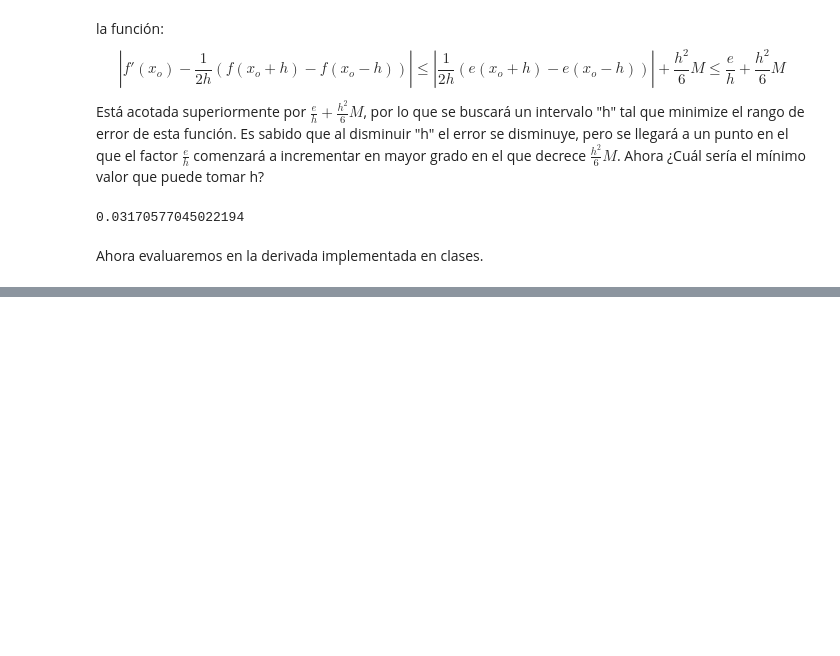
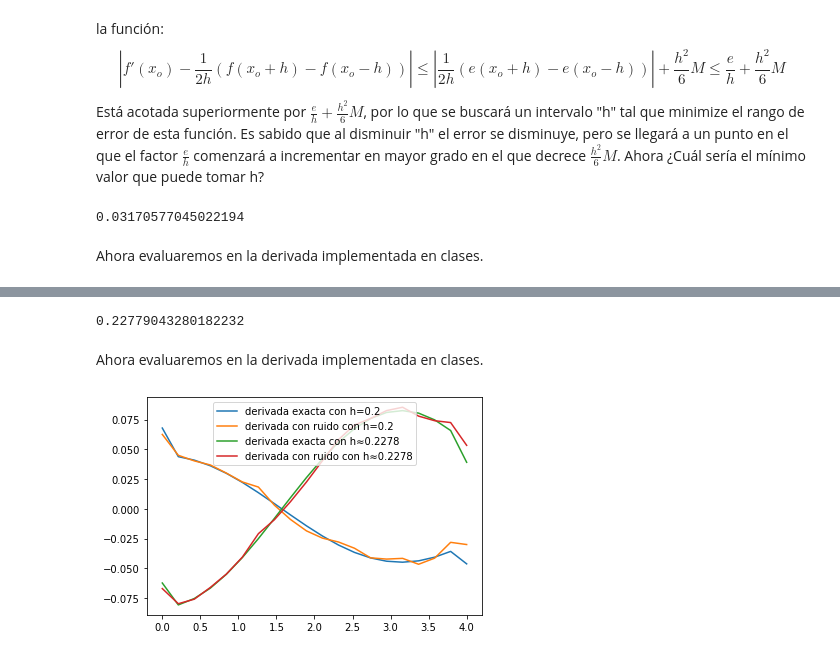
Before and after one commit to FabricioVasquezBustamante/Tareas, a Jupyter notebook: Tarea 8.7.ipynb, the cells around one changed output, grey strips where cells are left out. Drawn from its saved outputs; the diff is of its cells as text; code cells hidden in the pictures; blank space fills up the shorter version.

```diff
--- a/Tarea 8.7.ipynb
+++ b/Tarea 8.7.ipynb
@@ -97,0 +103,33 @@ ValueError: operands could not be broadcast together with shapes (20,) (126,)
+# %%
+M=1                         #Tomaremos M=1, ya que M es el maximo valor de la tercera derivada, osea
+                            #-sen(x), cuyo máximo malor es 1.
+rango=100*np.abs(M)         #rango que usaremos para obtener distintos valores de h.
+minimo=rango     #Definimos la variariable mínimo con un valor arbritraio y reemplazable mediante el código.
+for i in range(1, rango*1000):
+    h=rango/i                #Intervalo h siempre positivo, ya que rango>0
+    if minimo>0.05/h+M*(h**2)/6:  #Buscamos un nuevo mínimo en cada evaluación con, e=0.05 dado por la
+        minimo=h                 #la desviación estandar de la normal asociada al ruido de la función.
+print(minimo)                #Obtenemos el mínimo valor del intervalo para un M=1
+# %% [output]
+0.22779043280182232
+# %% [markdown]
+Ahora evaluaremos en la derivada implementada en clases.
+# %%
+num = 20                                                     #Derivada vista en clases
+x = np.linspace(0, 4, num)
+h = 4/num                           #h=0.2
+datos_e = np.sin(x)
+datos_r = np.sin(x) + np.random.normal(0, 0.001, num)
+plt.plot(x, deriv_datos(datos_e, h) - np.cos(x), label='derivada exacta con h=0.2')
+plt.plot(x, deriv_datos(datos_r, h) - np.cos(x), label='derivada con ruido con h=0.2')
+
+#Derivada con h casi mínimo
+num = 20
+x = np.linspace(0, 4, num)
+h = 0.22779043280182232
+plt.plot(x, deriv_datos(datos_e, h) - np.cos(x), label='derivada exacta con h≈0.2278')
+plt.plot(x, deriv_datos(datos_r, h) - np.cos(x), label='derivada con ruido con h≈0.2278')
+plt.legend()
+plt.show()
+# %% [output]
+[figure, added]
```
Also changed, not shown: parts of 5 cells of this notebook.
